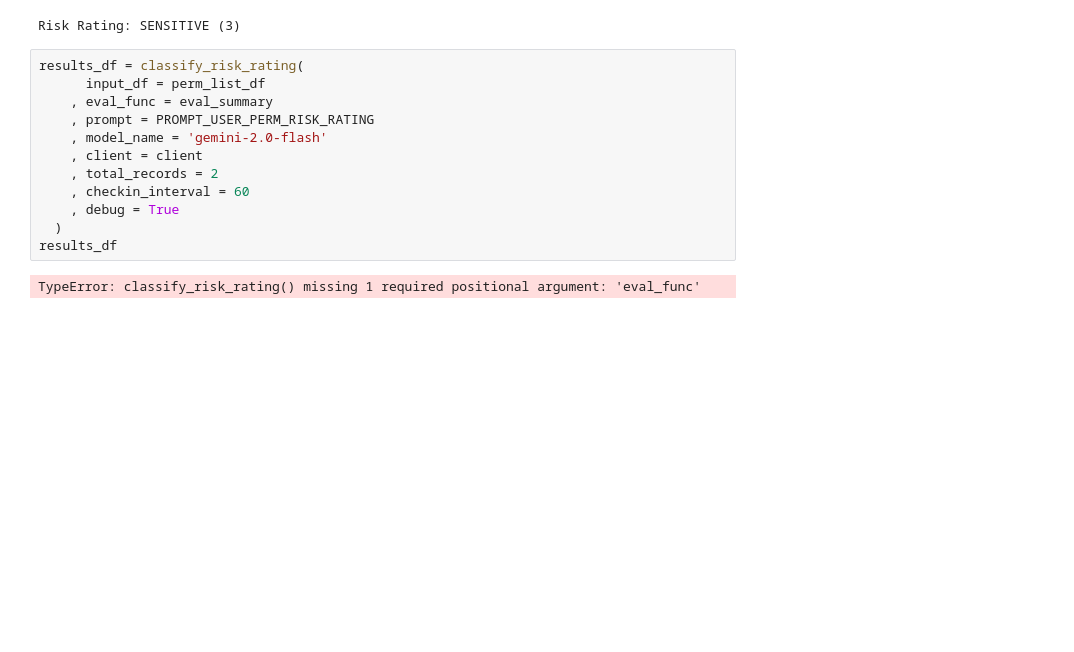
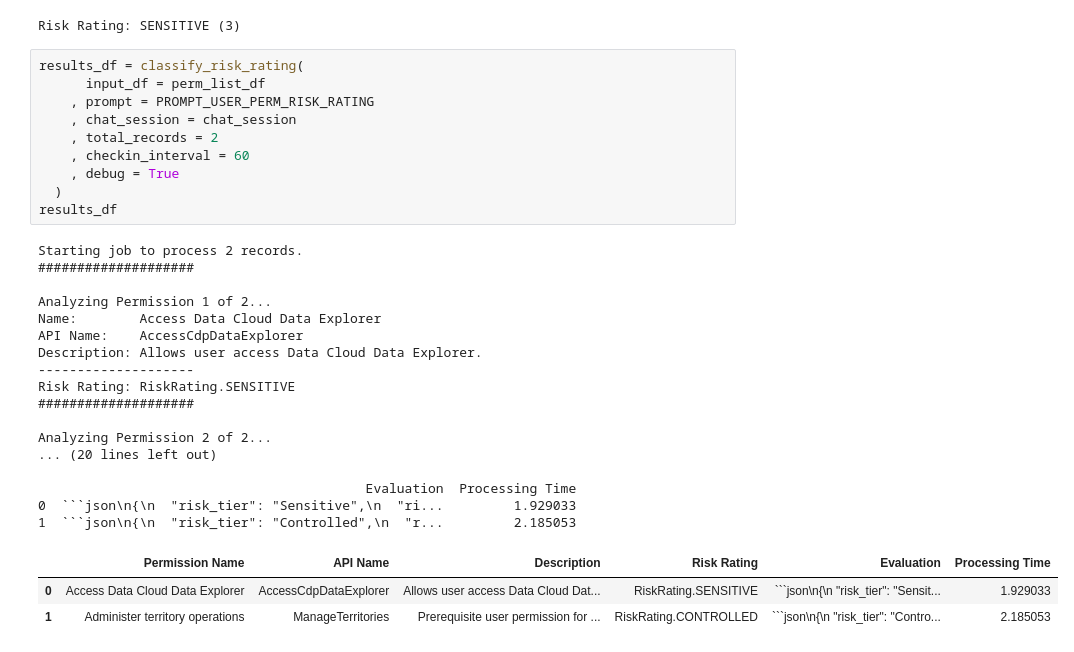
Before and after one commit to TOM-BOHN/SFDC-User-Permissions-AI, a Jupyter notebook: Notebooks/SFDC_User_Permission_AI.ipynb, the cells around one changed output. Saved outputs shown, nothing was run; the diff lists cells and outputs as text; blank space fills up the shorter version.

````diff
--- a/Notebooks/SFDC_User_Permission_AI.ipynb
+++ b/Notebooks/SFDC_User_Permission_AI.ipynb
@@ -126,17 +126,34 @@ Risk Rating: SENSITIVE (3)
 # %%
 results_df = classify_risk_rating(
       input_df = perm_list_df
-    , eval_func = eval_summary
     , prompt = PROMPT_USER_PERM_RISK_RATING
-    , model_name = 'gemini-2.0-flash'
-    , client = client
+    , chat_session = chat_session
     , total_records = 2
     , checkin_interval = 60
     , debug = True
   )
 results_df
 # %% [output]
-TypeError: classify_risk_rating() missing 1 required positional argument: 'eval_func'
+Starting job to process 2 records.
+####################
+
+Analyzing Permission 1 of 2...
+Name:        Access Data Cloud Data Explorer
+API Name:    AccessCdpDataExplorer
+Description: Allows user access Data Cloud Data Explorer.
+--------------------
+Risk Rating: RiskRating.SENSITIVE
+####################
+
+Analyzing Permission 2 of 2...
+... (20 lines left out)
+
+                                          Evaluation  Processing Time
+0  ```json\n{\n  "risk_tier": "Sensitive",\n  "ri...         1.929033
+1  ```json\n{\n  "risk_tier": "Controlled",\n  "r...         2.185053
+|  | Permission Name | API Name | Description | Risk Rating | Evaluation | Processing Time |
+| 0 | Access Data Cloud Data Explorer | AccessCdpDataExplorer | Allows user access Data Cloud Dat... | RiskRating.SENSITIVE | ```json\n{\n "risk_tier": "Sensit... | 1.929033 |
+| 1 | Administer territory operations | ManageTerritories | Prerequisite user permission for ... | RiskRating.CONTROLLED | ```json\n{\n "risk_tier": "Contro... | 2.185053 |
 # %%
 full_results_df = extract_json_fields(
     results_df
````
Also changed, not shown: parts of 5 cells of this notebook.
